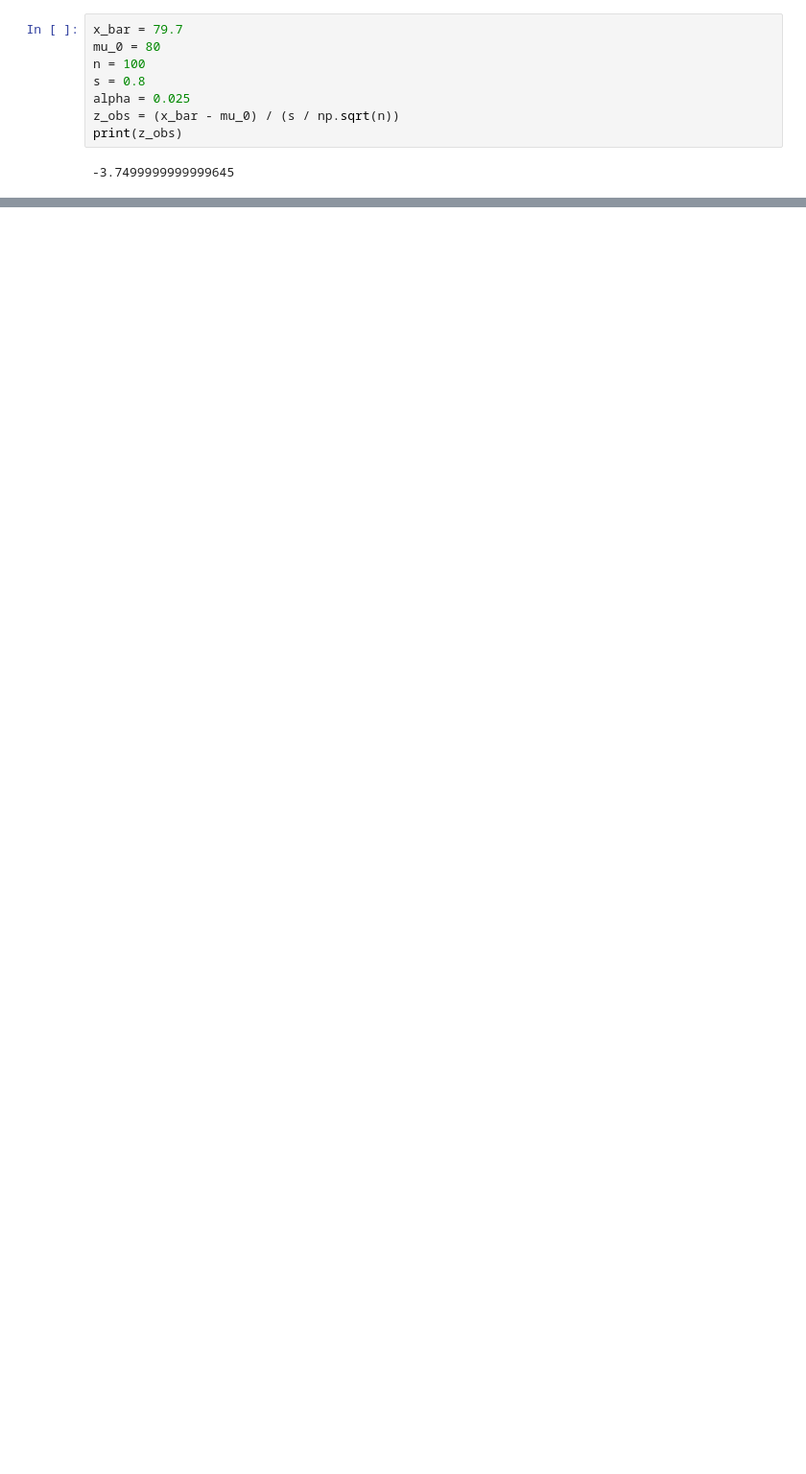
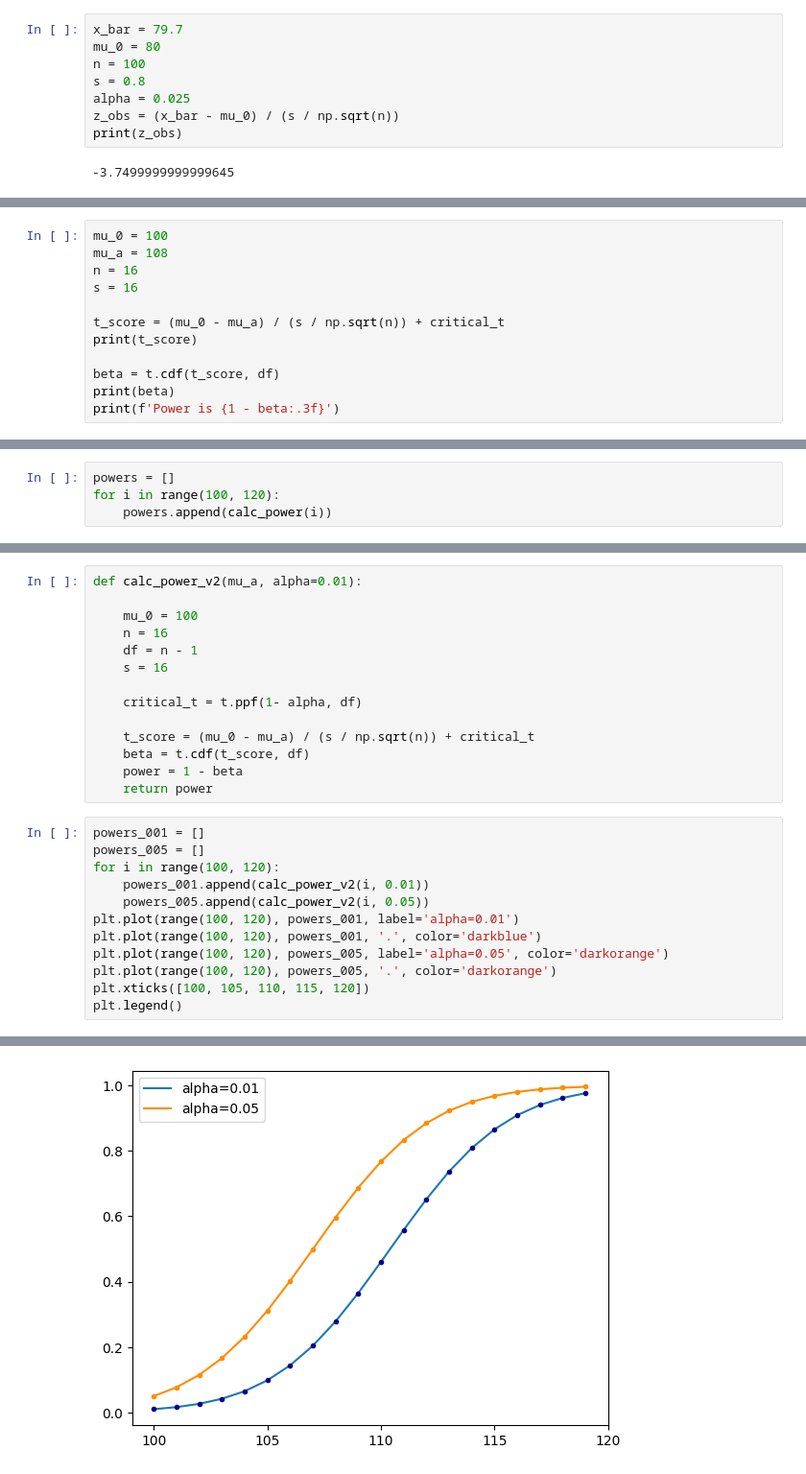
Before and after one commit to MasahiroNakano/neuroinformatics-worksheets, a Jupyter notebook: 1-hypothesis-test.ipynb, the cells around one changed output, grey strips where cells are left out. Shown: that part at 96% size. Cells and saved outputs as stored; diff of their text form; blank space fills up the shorter version.

```diff
--- a/1-hypothesis-test.ipynb
+++ b/1-hypothesis-test.ipynb
@@ -64,0 +105,12 @@ print(z_obs)
+# %%
+mu_0 = 100
+mu_a = 108
+n = 16
+s = 16
+
+t_score = (mu_0 - mu_a) / (s / np.sqrt(n)) + critical_t
+print(t_score)
+
+beta = t.cdf(t_score, df)
+print(beta)
+print(f'Power is {1 - beta:.3f}')
@@ -64,0 +152,4 @@ print(z_obs)
+# %%
+powers = []
+for i in range(100, 120):
+    powers.append(calc_power(i))
@@ -64,0 +192,27 @@ print(z_obs)
+# %%
+def calc_power_v2(mu_a, alpha=0.01):
+
+    mu_0 = 100
+    n = 16
+    df = n - 1
+    s = 16
+
+    critical_t = t.ppf(1- alpha, df)
+
+    t_score = (mu_0 - mu_a) / (s / np.sqrt(n)) + critical_t
+    beta = t.cdf(t_score, df)
+    power = 1 - beta
+    return power
+# %%
+powers_001 = []
+powers_005 = []
+for i in range(100, 120):
+    powers_001.append(calc_power_v2(i, 0.01))
+    powers_005.append(calc_power_v2(i, 0.05))
+plt.plot(range(100, 120), powers_001, label='alpha=0.01')
+plt.plot(range(100, 120), powers_001, '.', color='darkblue')
+plt.plot(range(100, 120), powers_005, label='alpha=0.05', color='darkorange')
+plt.plot(range(100, 120), powers_005, '.', color='darkorange')
+plt.xticks([100, 105, 110, 115, 120])
+plt.legend()
+# %% [output]
@@ -64,0 +220 @@ print(z_obs)
+[figure, added]
```
Also changed, not shown: parts of 25 cells of this notebook.
